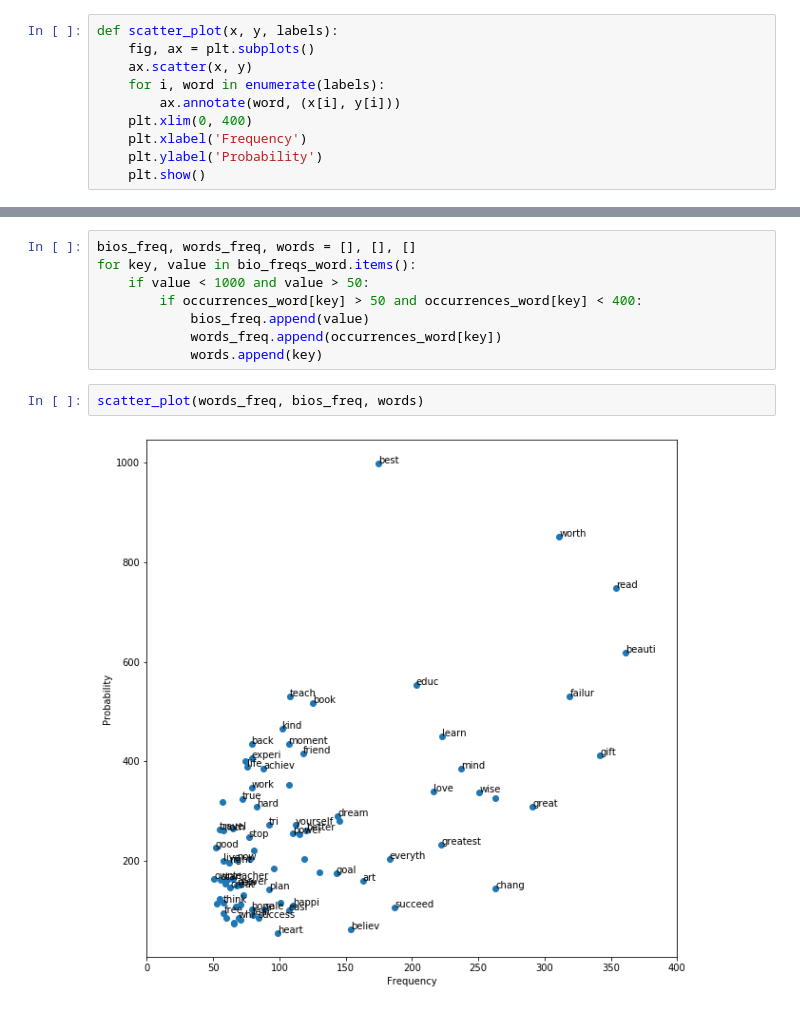
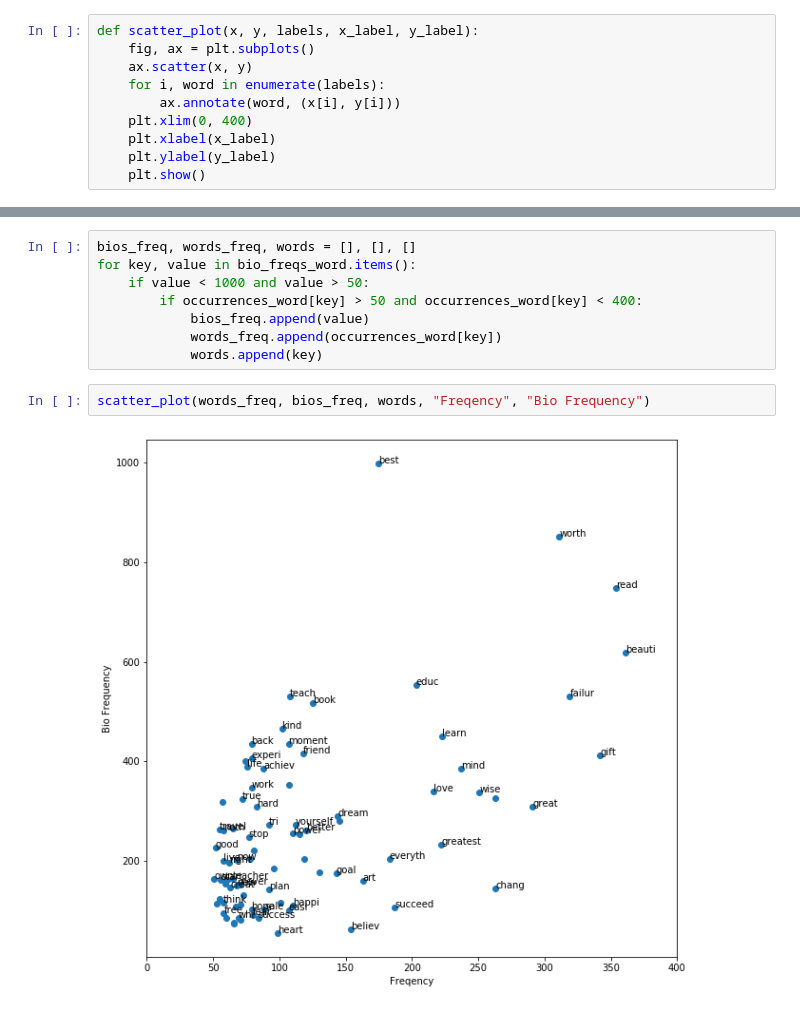
Before and after one commit to Rahgooy/emphasis, a Jupyter notebook: data_visualization.ipynb, the cells around one changed output, grey strips where cells are left out. Cells and saved outputs as stored; diff of their text form.

```diff
--- a/data_visualization.ipynb
+++ b/data_visualization.ipynb
@@ -71,14 +71,14 @@ def calculate_freqs_probs(bold_occurrences_item, occurrences):
             items.append(item)
     return probs, freqs, items
 # %%
-def scatter_plot(x, y, labels):
+def scatter_plot(x, y, labels, x_label, y_label):
     fig, ax = plt.subplots()
     ax.scatter(x, y)
     for i, word in enumerate(labels):
         ax.annotate(word, (x[i], y[i]))
     plt.xlim(0, 400)
-    plt.xlabel('Frequency')
-    plt.ylabel('Probability')
+    plt.xlabel(x_label)
+    plt.ylabel(y_label)
     plt.show()
 # %%
 probs, freqs, words = calculate_freqs_probs(bold_occurrences_word,occurrences_word)
@@ -105,6 +105,6 @@ for key, value in bio_freqs_word.items():
             words_freq.append(occurrences_word[key])
             words.append(key)
 # %%
-scatter_plot(words_freq, bios_freq, words)
+scatter_plot(words_freq, bios_freq, words, "Freqency", "Bio Frequency")
 # %% [output]
-[figure, old version]
+[figure, new version]
```
Also changed, not shown: parts of 1 cell of this notebook.
